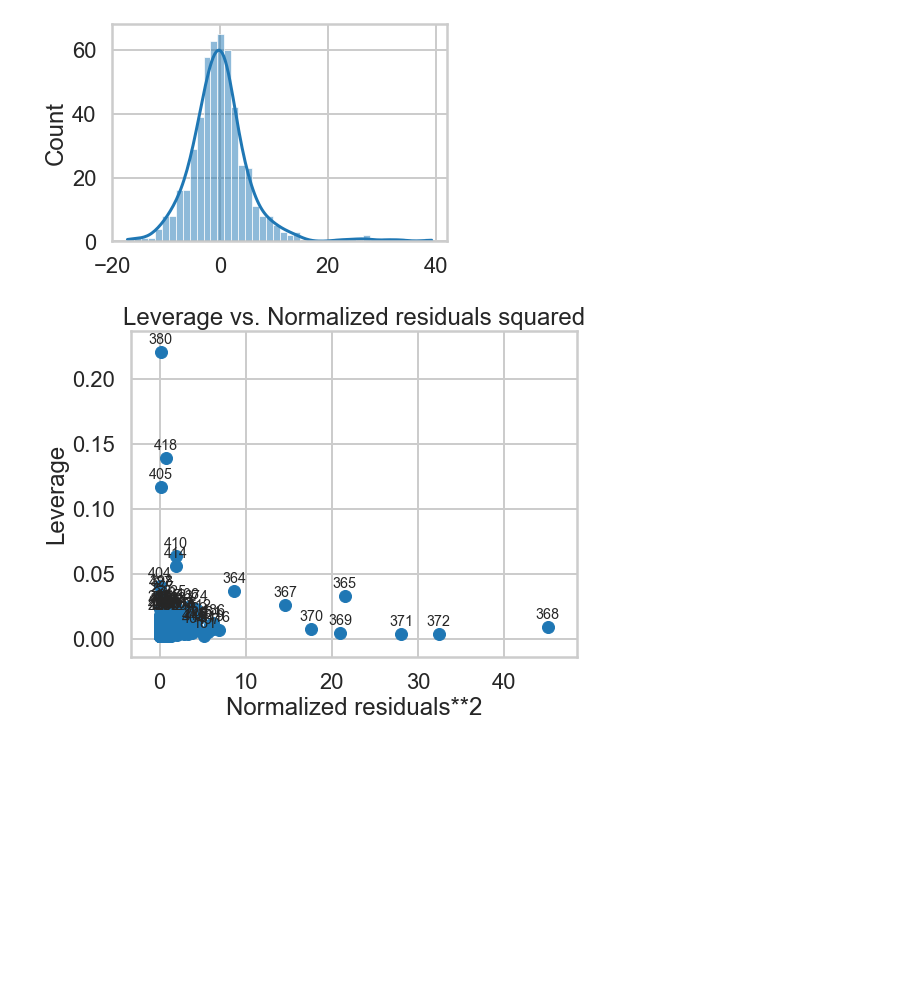
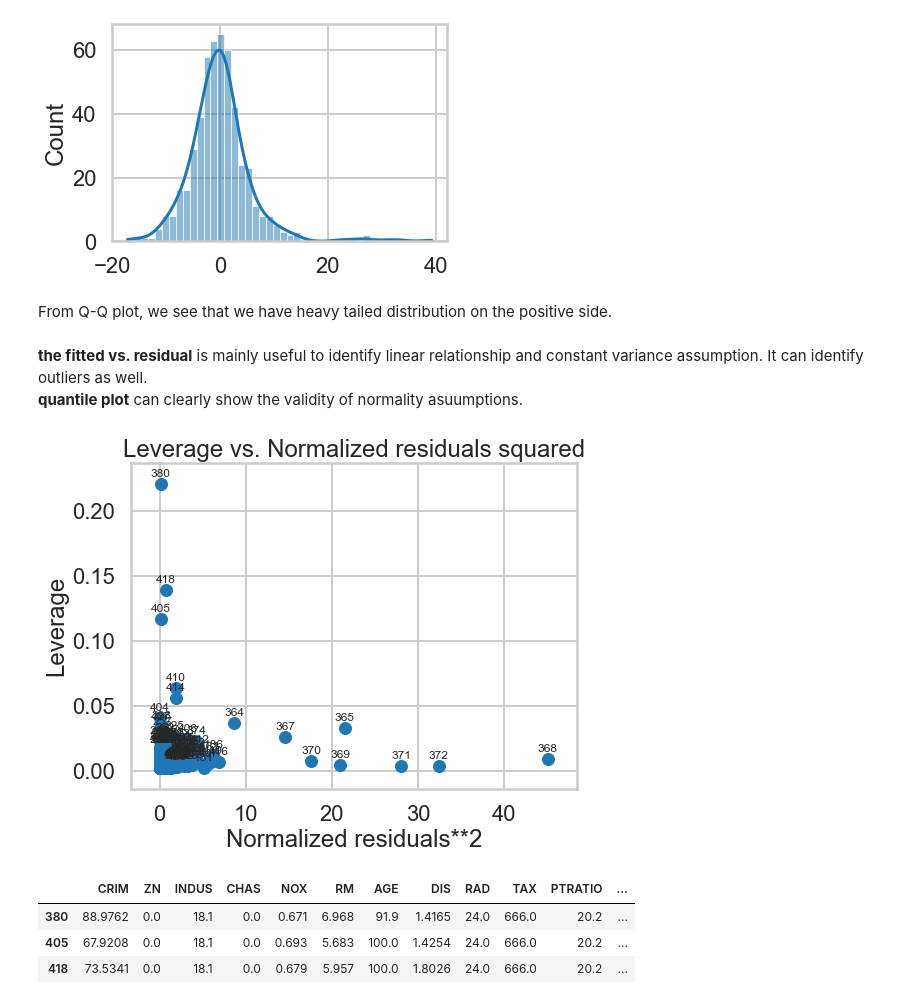
Before and after one commit to rohanML/Springboard, a Jupyter notebook: MiniProjects/Mini_Project_Linear_Regression.ipynb, the cells around one changed output. Drawn from its saved outputs; the diff is of its cells as text; code cells hidden in the pictures; blank space fills up the shorter version.

```diff
--- a/MiniProjects/Mini_Project_Linear_Regression.ipynb
+++ b/MiniProjects/Mini_Project_Linear_Regression.ipynb
@@ -899,10 +900,22 @@ sm.qqplot(m.resid,line='r');
 sns.histplot(x=m.resid,kde=True);
 # %% [output]
 [figure]
+# %% [markdown]
+From Q-Q plot, we see that we have heavy tailed distribution on the positive side.
+# %% [markdown]
+__the fitted vs. residual__ is mainly useful to identify linear relationship and constant variance assumption. It can identify outliers as well.
+__quantile plot__ can clearly show the validity of normality asuumptions.
 # %%
 from statsmodels.graphics.regressionplots import *
 fig, ax = plt.subplots(figsize=(8,6))
-plt.rcParams.update({'font.size': 12})
-fig = plot_leverage_resid2(m, ax = ax)
+plt.rcParams.update({'font.size': 10})
+plot_leverage_resid2(m, ax = ax,alpha=0.2);
 # %% [output]
-[figure, old version]
+[figure, new version]
+# %%
+bos.iloc[[380,405,418],]
+# %% [output]
+|  | CRIM | ZN | INDUS | CHAS | NOX | RM | AGE | DIS | RAD | TAX | PTRATIO | ... |
+| 380 | 88.9762 | 0.0 | 18.1 | 0.0 | 0.671 | 6.968 | 91.9 | 1.4165 | 24.0 | 666.0 | 20.2 | ... |
+| 405 | 67.9208 | 0.0 | 18.1 | 0.0 | 0.693 | 5.683 | 100.0 | 1.4254 | 24.0 | 666.0 | 20.2 | ... |
+| 418 | 73.5341 | 0.0 | 18.1 | 0.0 | 0.679 | 5.957 | 100.0 | 1.8026 | 24.0 | 666.0 | 20.2 | ... |
```
Also changed, not shown: parts of 10 cells of this notebook, 3 other files.
